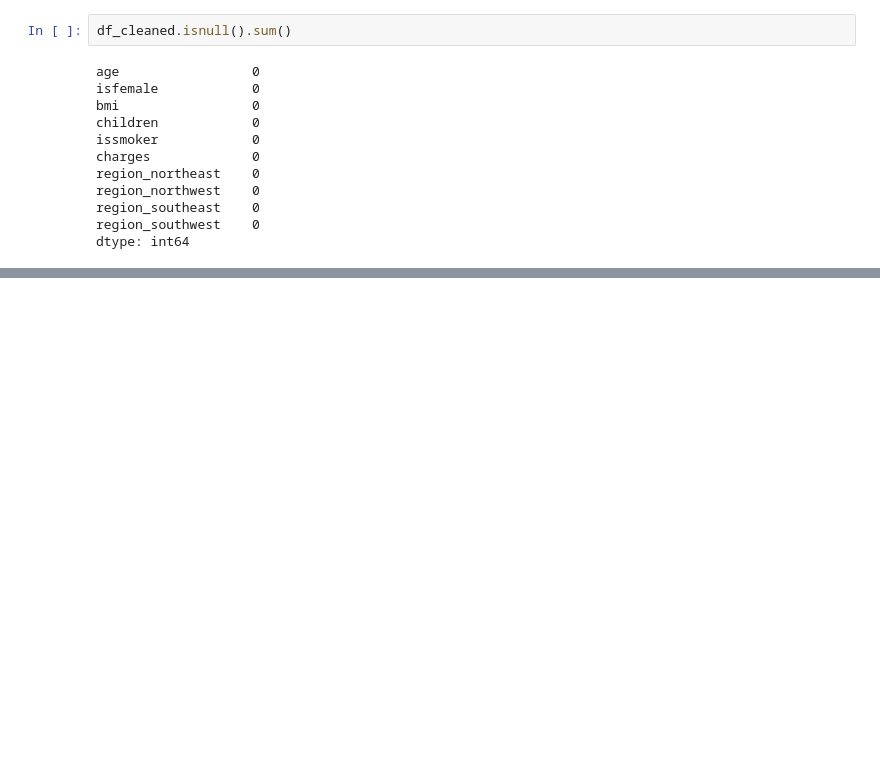
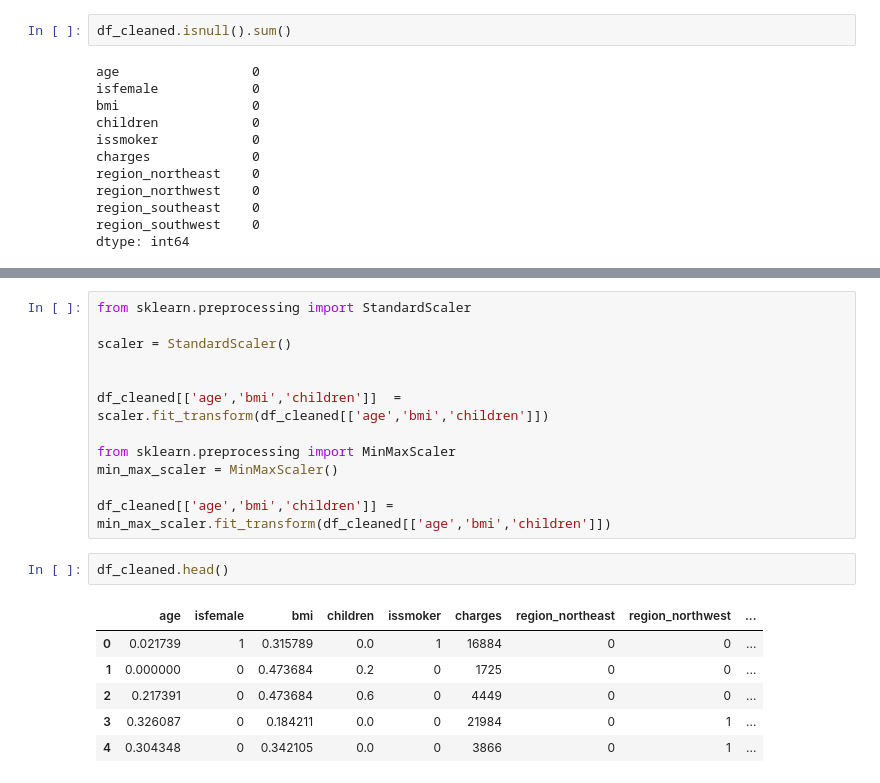
Before and after one commit to BhushanMalviya02/insurance-eda, a Jupyter notebook: insurance.ipynb, the cells around one changed output, grey strips where cells are left out. Cells and saved outputs as stored; diff of their text form; blank space fills up the shorter version.

```diff
--- a/insurance.ipynb
+++ b/insurance.ipynb
@@ -318,0 +389,21 @@ df_cleaned = df_cleaned.dropna(inplace = True)
+# %%
+from sklearn.preprocessing import StandardScaler
+
+scaler = StandardScaler()
+
+
+df_cleaned[['age','bmi','children']]  = scaler.fit_transform(df_cleaned[['age','bmi','children']])
+
+from sklearn.preprocessing import MinMaxScaler
+min_max_scaler = MinMaxScaler()
+
+df_cleaned[['age','bmi','children']] = min_max_scaler.fit_transform(df_cleaned[['age','bmi','children']])
+# %%
+df_cleaned.head()
+# %% [output]
+|  | age | isfemale | bmi | children | issmoker | charges | region_northeast | region_northwest | ... |
+| 0 | 0.021739 | 1 | 0.315789 | 0.0 | 1 | 16884 | 0 | 0 | ... |
+| 1 | 0.000000 | 0 | 0.473684 | 0.2 | 0 | 1725 | 0 | 0 | ... |
+| 2 | 0.217391 | 0 | 0.473684 | 0.6 | 0 | 4449 | 0 | 0 | ... |
+| 3 | 0.326087 | 0 | 0.184211 | 0.0 | 0 | 21984 | 0 | 1 | ... |
+| 4 | 0.304348 | 0 | 0.342105 | 0.0 | 0 | 3866 | 0 | 1 | ... |
```
Also changed, not shown: parts of 11 cells of this notebook.
